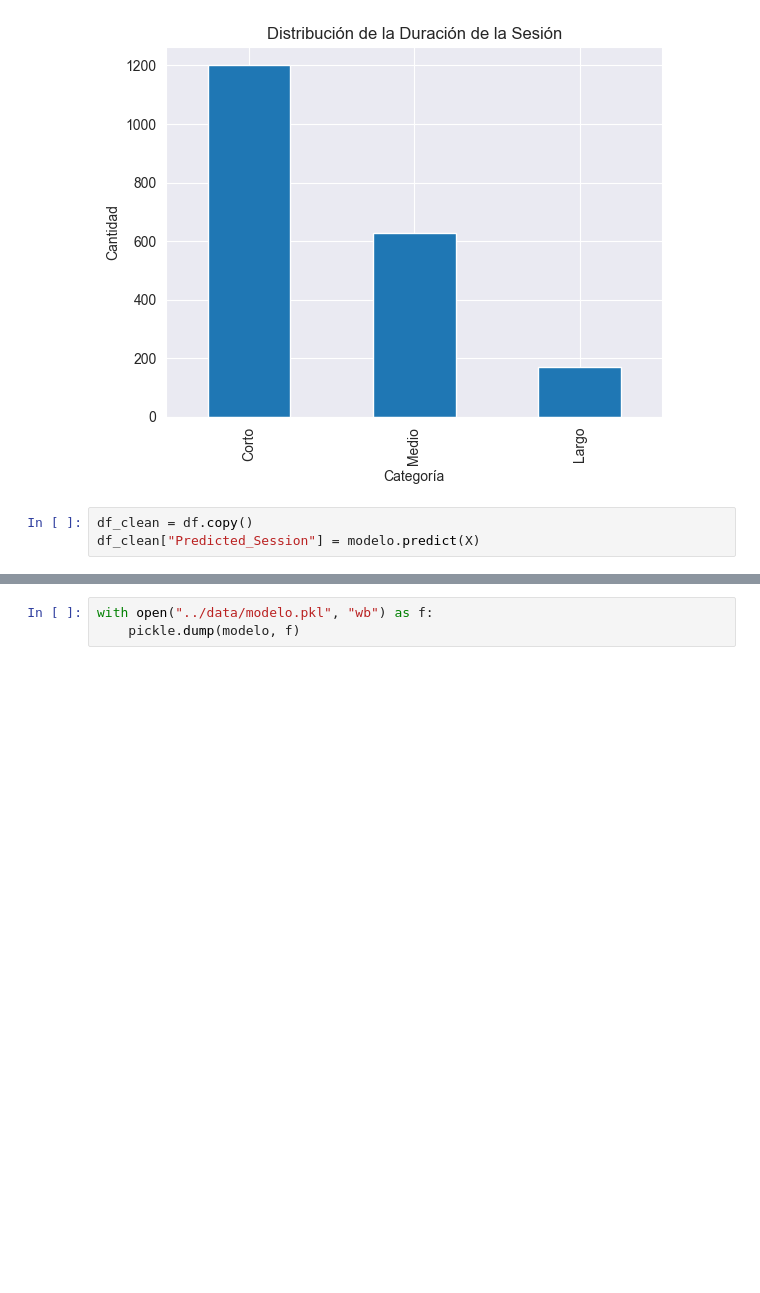
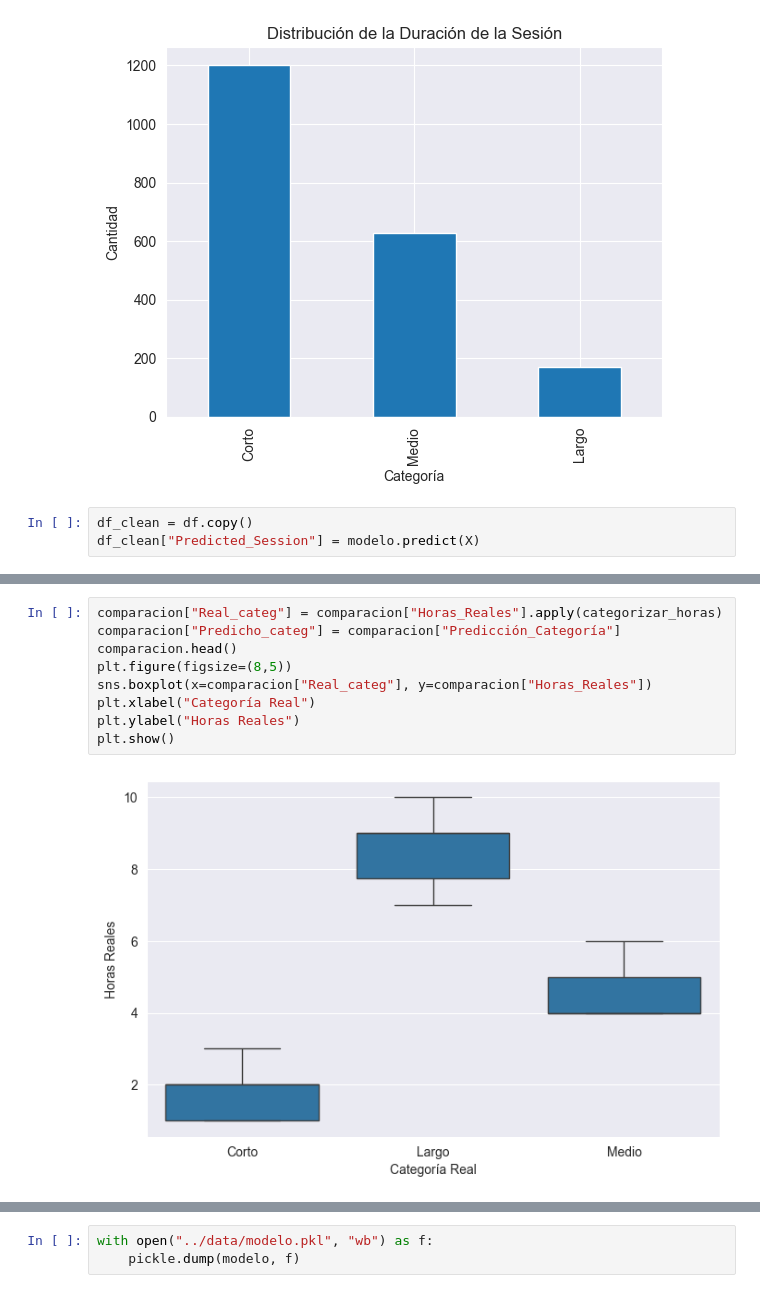
Before and after one commit to pauarsu/tattoo-studio-analysis, a Jupyter notebook: notebook/modelado.ipynb, the cells around one changed output, grey strips where cells are left out. Cells and saved outputs as stored; diff of their text form; blank space fills up the shorter version.

```diff
--- a/notebook/modelado.ipynb
+++ b/notebook/modelado.ipynb
@@ -88,0 +80,11 @@ memory usage: 140.8+ KB
+# %%
+comparacion["Real_categ"] = comparacion["Horas_Reales"].apply(categorizar_horas)
+comparacion["Predicho_categ"] = comparacion["Predicción_Categoría"]
+comparacion.head()
+plt.figure(figsize=(8,5))
+sns.boxplot(x=comparacion["Real_categ"], y=comparacion["Horas_Reales"])
+plt.xlabel("Categoría Real")
+plt.ylabel("Horas Reales")
+plt.show()
+# %% [output]
+[figure, added]
```
Also changed, not shown: parts of 7 cells of this notebook.
